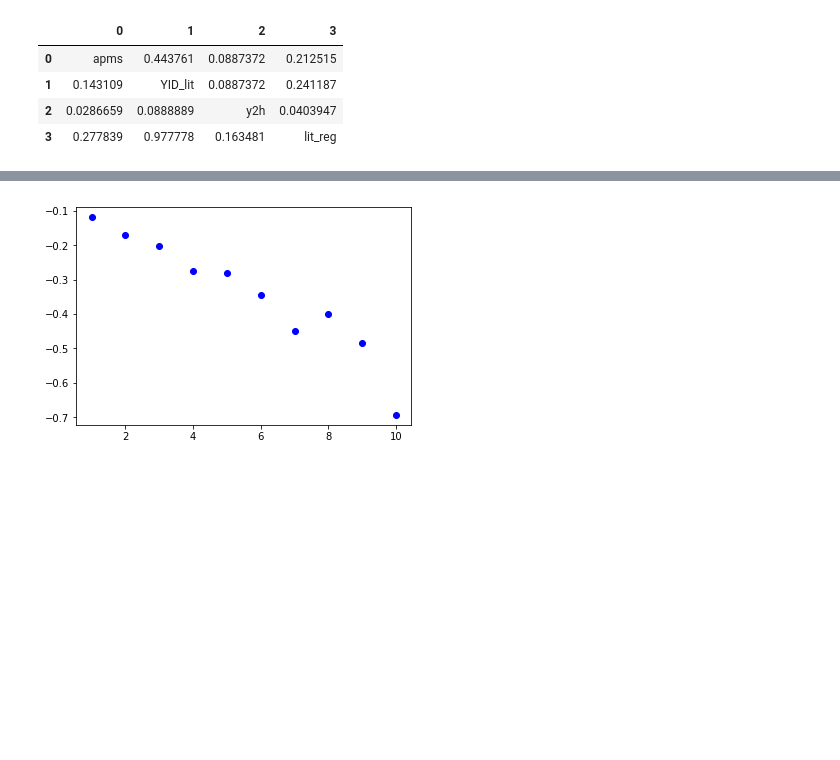
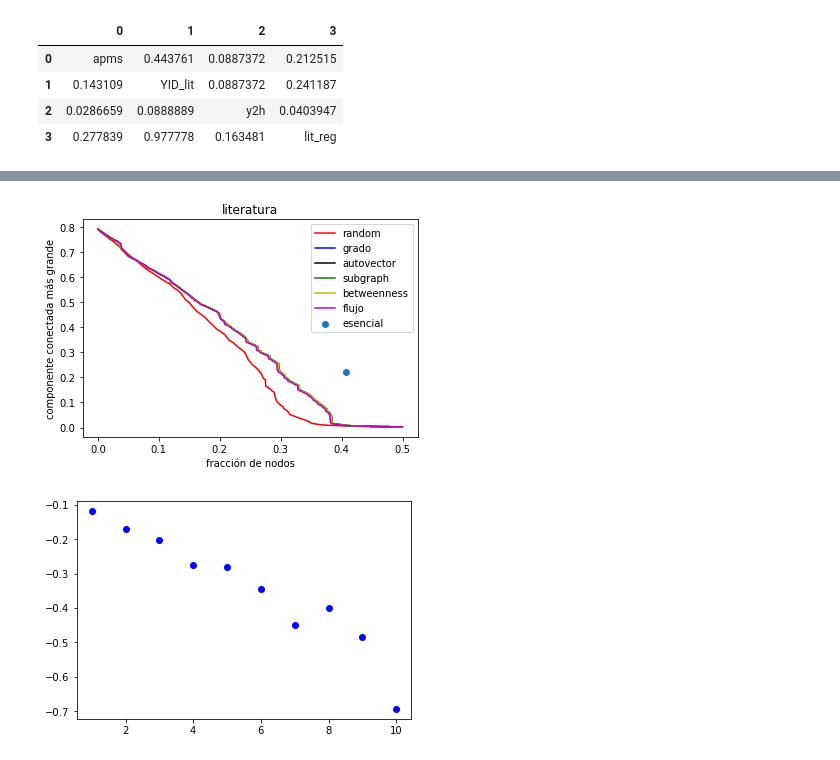
Before and after one commit to alangivre/TP2, a Jupyter notebook: TP_2/TP2.ipynb, the cells around one changed output, grey strips where cells are left out. Saved outputs shown, nothing was run; the diff lists cells and outputs as text; code cells hidden in the pictures; blank space fills up the shorter version.

```diff
--- a/TP_2/TP2.ipynb
+++ b/TP_2/TP2.ipynb
@@ -363 +370,17 @@ plt.show()
+# %%
+
+plt.plot(f1,lc,"r", label='random')
+plt.plot(f2,vgrado,"b", label='grado')
+plt.plot(f3,lcautovec,"k", label='autovector')
+plt.plot(f4,lcsubgraph,"g", label='subgraph')
+plt.plot(f5,lcbetweeness,"y", label='betweenness')
+plt.plot(f6,lcflow,"m", label='flujo')
+plt.scatter(f7,lcessential, label='esencial')
+plt.xlabel("fracción de nodos")
+plt.ylabel("componente conectada más grande")
+plt.legend()
+plt.title("literatura")
+plt.show()
+# %% [output]
+[figure, added]
 # %%
```
Also changed, not shown: parts of 14 cells of this notebook.
